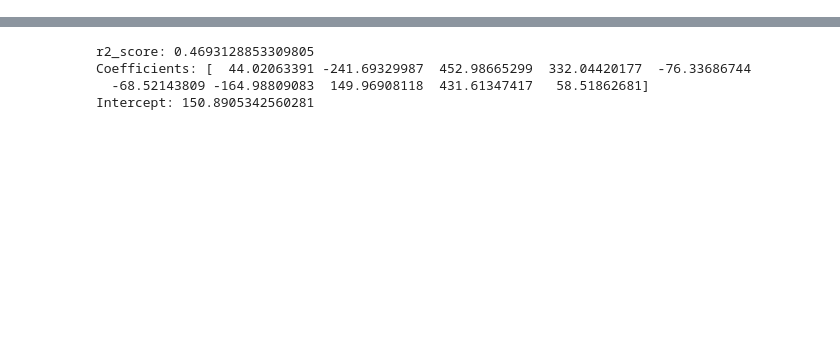
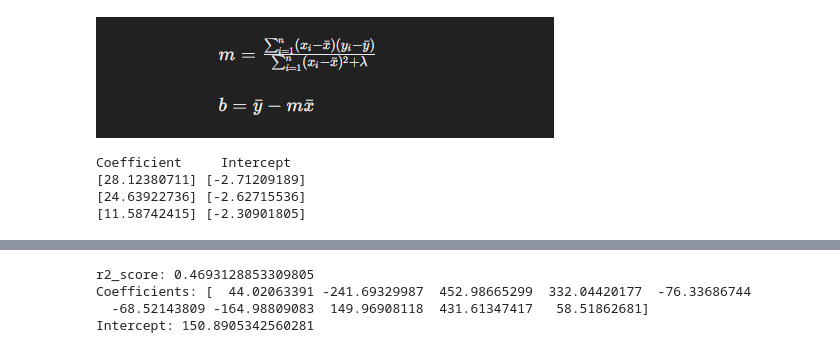
Before and after one commit to gautamsudip/Machine-Learning-Algorithms-From-Scratch, a Jupyter notebook: Ridge Regression.ipynb, the cells around one changed output, grey strips where cells are left out. Saved outputs shown, nothing was run; the diff lists cells and outputs as text; code cells hidden in the pictures; blank space fills up the shorter version.

```diff
--- a/Ridge Regression.ipynb
+++ b/Ridge Regression.ipynb
@@ -2,0 +17,4 @@
+# %%
+Image(filename='images/m and b.png')
+# %% [output]
+[figure, added]
@@ -2,0 +53,15 @@
+# %%
+print('Coefficient     Intercept')
+srr = RidgeRegression()
+srr.fit(X_train, y_train)
+
+srr1 = RidgeRegression(alpha=10)
+srr1.fit(X_train, y_train)
+
+srr2 = RidgeRegression(alpha=100)
+srr2.fit(X_train, y_train)
+# %% [output]
+Coefficient     Intercept
+[28.12380711] [-2.71209189]
+[24.63922736] [-2.62715536]
+[11.58742415] [-2.30901805]
```
Also changed, not shown: parts of 11 cells of this notebook, 2 other files.
